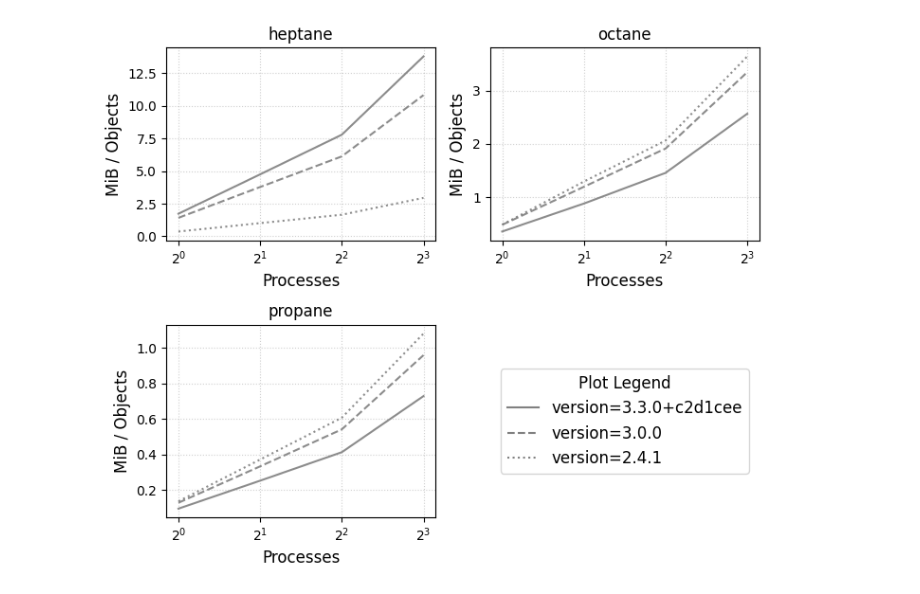
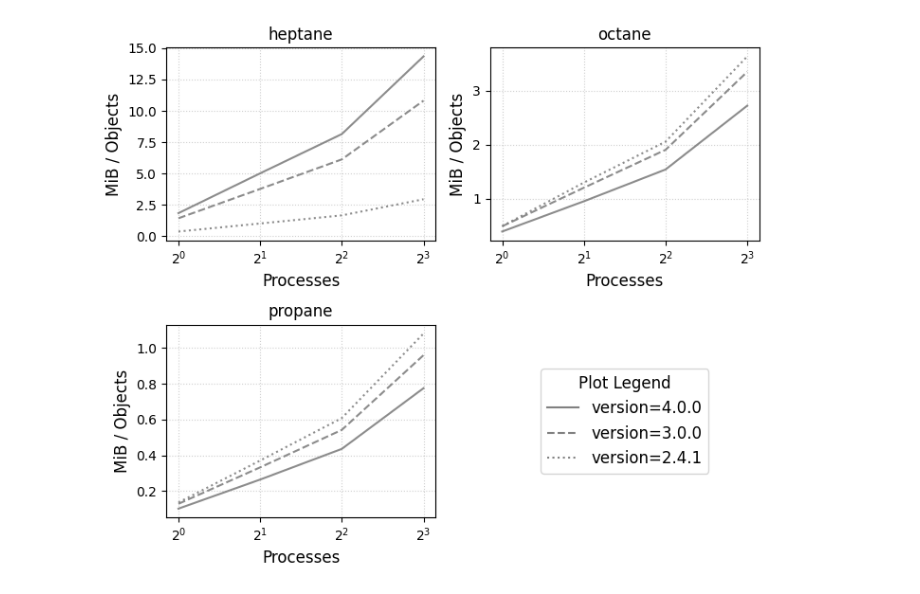
Before and after one commit to ReactionMechanismGenerator/RMG-benchmark, a Jupyter notebook: results.ipynb, the cells around one changed output. Saved outputs shown, nothing was run; the diff lists cells and outputs as text; code cells hidden in the pictures.

```diff
--- a/results.ipynb
+++ b/results.ipynb
@@ -5,7 +5,7 @@ import matplotlib.pyplot as plt
 from matplotlib.lines import Line2D
 
 # Load data
-src = Path('rmgpy_output_20260311_163518/benchmark_summary.csv')
+src = Path('rmgpy_output_20260609_155911/benchmark_summary.csv')
 df = pd.read_csv(src)
 
 df = df[~df['nproc'].isin((2, 4))]
@@ -123,5 +123,5 @@ plt.show()
 # %%
-mem_src = Path('rmgpy_output_20260311_163518/results.csv')
+mem_src = Path('rmgpy_output_20260609_155911/results.csv')
 mem_df = pd.read_csv(mem_src)
 mem_df = mem_df.query("case != 'diesel'")
 # %%
@@ -130,7 +130,7 @@ mem_df["total_size"] = mem_df.apply(lambda row: size_lookup[(row['version'], row
 # %%
 benchmarks = sorted(mem_df['case'].unique())
 nprocs = sorted(mem_df['processes'].unique())
-versions = ("3.3.0+c2d1cee", "3.0.0", "2.4.1")
+versions = ("4.0.0", "3.0.0", "2.4.1")
 
 fig, axes = plt.subplots(2, 2, figsize=(8, 6))
 axes = axes.flatten()
@@ -145,31 +145,31 @@ for i, bench in enumerate(benchmarks):
     bench_df = mem_df[mem_df['case'] == bench]
 
     for v in versions:
         subset = bench_df[bench_df['version'] == v].sort_values('processes')
 
         if not subset.empty:
             ax.plot(
                 subset['processes'],
                 subset['peak_rss_mib'] / subset['total_size'],
                 color='gray',
                 markersize=0,
                 linestyle=version_styles[v],
                 alpha=0.9
             )
 
     ax.set_title(bench, fontsize=12)
     ax.set_xlabel("Processes", fontsize=12)
     ax.set_ylabel("MiB / Objects", fontsize=12)
     ax.set_xticks(nprocs)
     ax.grid(True, linestyle=':', alpha=0.6)
     ax.set_xscale('log', base=2)
 
 ax_legend = axes[3]
 ax_legend.axis('off')
 ax_legend.legend(handles=legend_elements, loc='center', title="Plot Legend", fontsize=12, title_fontsize=12, ncol=1)
 
 plt.tight_layout(rect=[0, 0, 0.9, 1])
 plt.savefig(src.parent.resolve() / "memory_vs_processes.pdf", dpi=300)
 plt.show()
 # %% [output]
-[figure, old version]
+[figure, new version]
```
Also changed, not shown: parts of 2 cells of this notebook.
